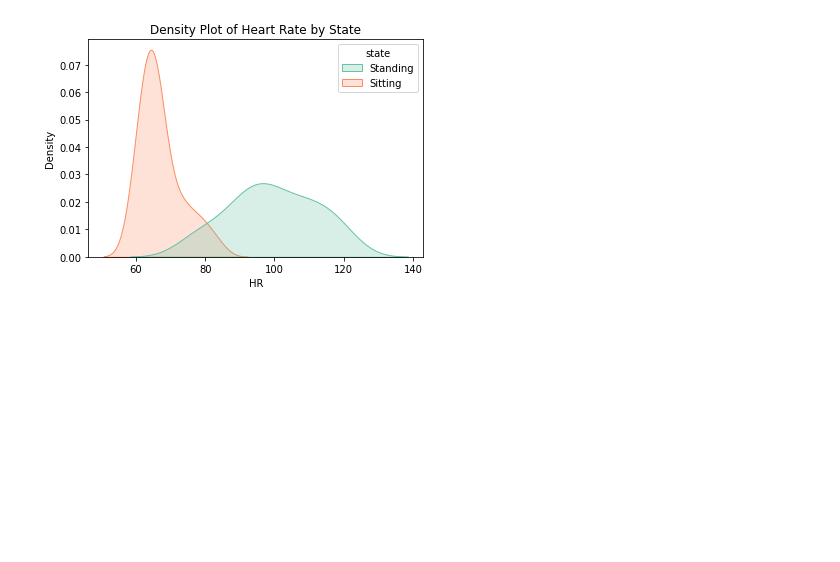
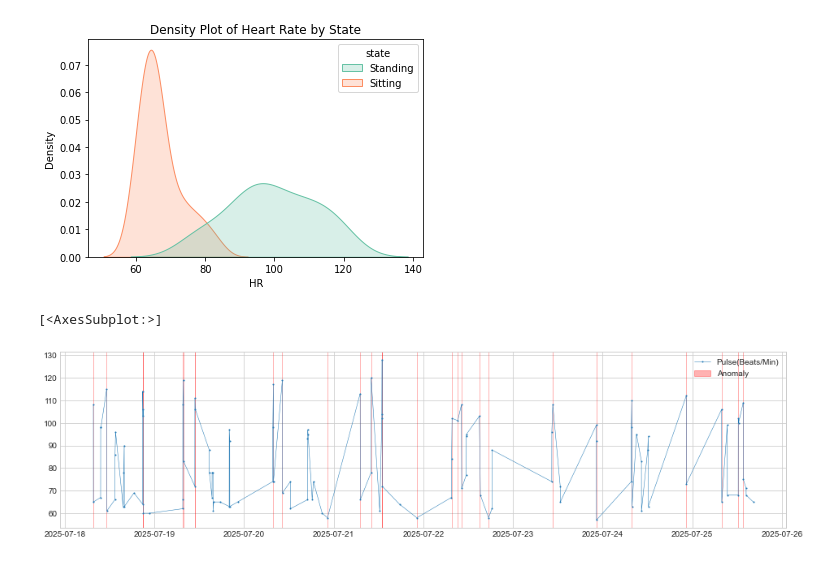
Before and after one commit to enl9076/CardioTracker, a Jupyter notebook: test.ipynb, the cells around one changed output. Cells and saved outputs as stored; diff of their text form; code cells hidden in the pictures; blank space fills up the shorter version.

```diff
--- a/test.ipynb
+++ b/test.ipynb
@@ -150,0 +162,16 @@ plt.show()
+# %%
+# join the date and time columns
+df['DateTime'] = df['Date'] + ' ' + df['Time']
+# %%
+df['Date2'] = pd.to_datetime(df['DateTime'], dayfirst=True)
+# %%
+df.set_index('Date2', inplace=True)
+# %%
+data = validate_series(df['Pulse(Beats/Min)'])
+# %%
+threshold_detector = ThresholdAD(low=60, high=100)
+anomolies = threshold_detector.detect(df['Pulse(Beats/Min)'])
+plot(data, anomolies, anomaly_color='red')
+# %% [output]
+[<AxesSubplot:>]
+[figure, added]
```
Also changed, not shown: parts of 5 cells of this notebook, 8 other files.
